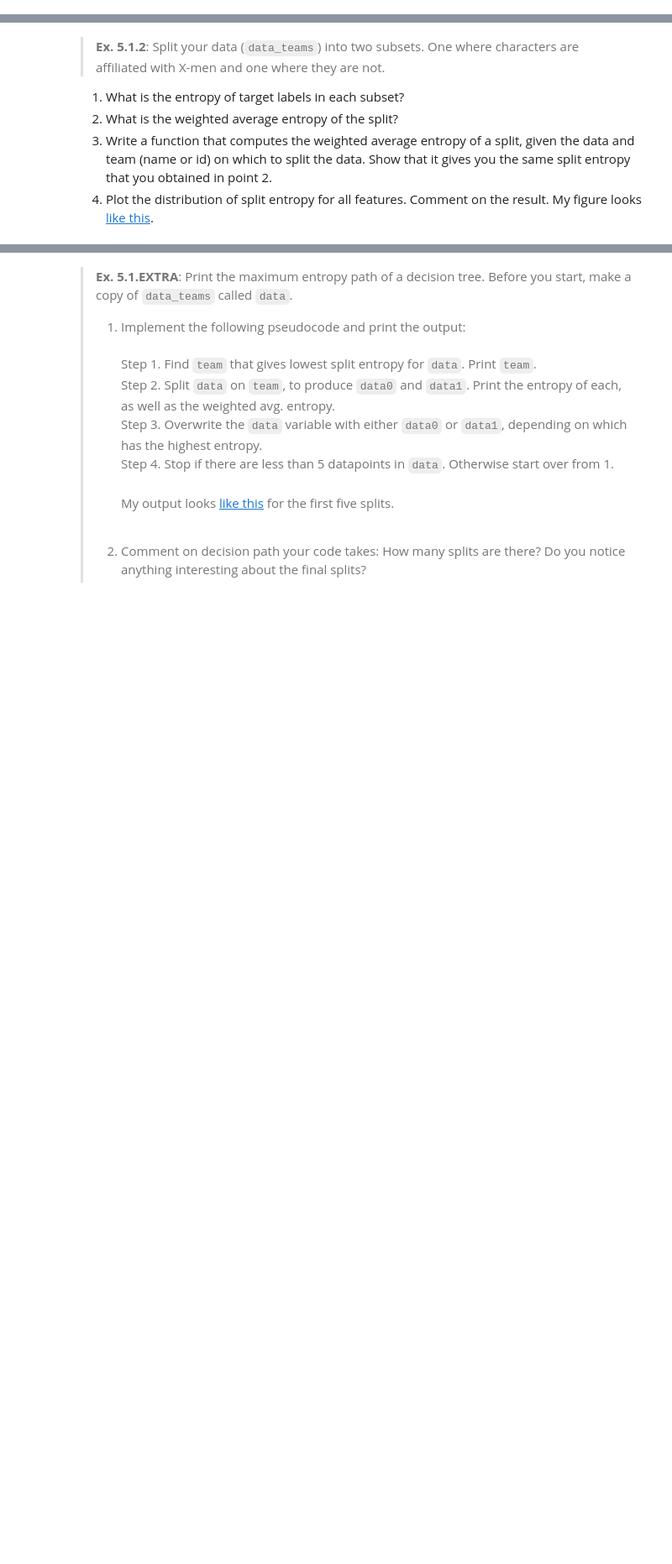
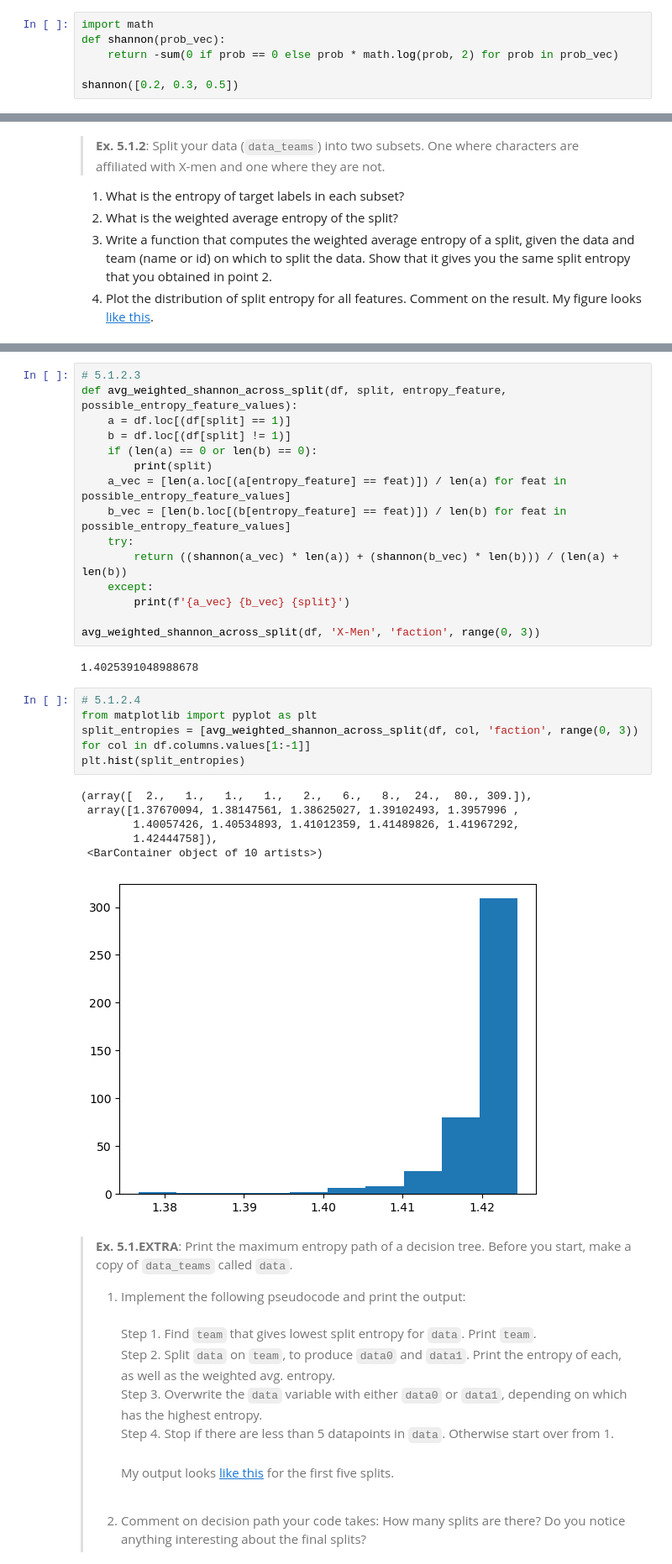
Before and after one commit to UncatchableAlex/Big_Data, a Jupyter notebook: exercises/exercises_week5.ipynb, the cells around one changed output, grey strips where cells are left out. Shown at 84% size. Saved outputs shown, nothing was run; the diff lists cells and outputs as text; blank space fills up the shorter version.

```diff
--- a/exercises/exercises_week5.ipynb
+++ b/exercises/exercises_week5.ipynb
@@ -43,0 +45,6 @@ In part 1 you will implement the decision making algorithm of a decision tree cl
+# %%
+import math
+def shannon(prob_vec):
+    return -sum(0 if prob == 0 else prob * math.log(prob, 2) for prob in prob_vec)
+
+shannon([0.2, 0.3, 0.5])
@@ -50,3 +75,32 @@ In part 1 you will implement the decision making algorithm of a decision tree cl
+# %%
+# 5.1.2.3
+def avg_weighted_shannon_across_split(df, split, entropy_feature, possible_entropy_feature_values):
+    a = df.loc[(df[split] == 1)]
+    b = df.loc[(df[split] != 1)]
+    if (len(a) == 0 or len(b) == 0):
+        print(split)
+    a_vec = [len(a.loc[(a[entropy_feature] == feat)]) / len(a) for feat in possible_entropy_feature_values]
+    b_vec = [len(b.loc[(b[entropy_feature] == feat)]) / len(b) for feat in possible_entropy_feature_values]
+    try:
+        return ((shannon(a_vec) * len(a)) + (shannon(b_vec) * len(b))) / (len(a) + len(b))
+    except:
+        print(f'{a_vec} {b_vec} {split}')
+
+avg_weighted_shannon_across_split(df, 'X-Men', 'faction', range(0, 3))
+# %% [output]
+1.4025391048988678
+# %%
+# 5.1.2.4
+from matplotlib import pyplot as plt
+split_entropies = [avg_weighted_shannon_across_split(df, col, 'faction', range(0, 3)) for col in df.columns.values[1:-1]]
+plt.hist(split_entropies)
+# %% [output]
+(array([  2.,   1.,   1.,   1.,   2.,   6.,   8.,  24.,  80., 309.]),
+ array([1.37670094, 1.38147561, 1.38625027, 1.39102493, 1.3957996 ,
+        1.40057426, 1.40534893, 1.41012359, 1.41489826, 1.41967292,
+        1.42444758]),
+ <BarContainer object of 10 artists>)
+[figure, added]
 # %% [markdown]
 >**Ex. 5.1.EXTRA**: Print the maximum entropy path of a decision tree. Before you start, make a copy of `data_teams` called `data`.
 >
```
Also changed, not shown: parts of 7 cells of this notebook.
